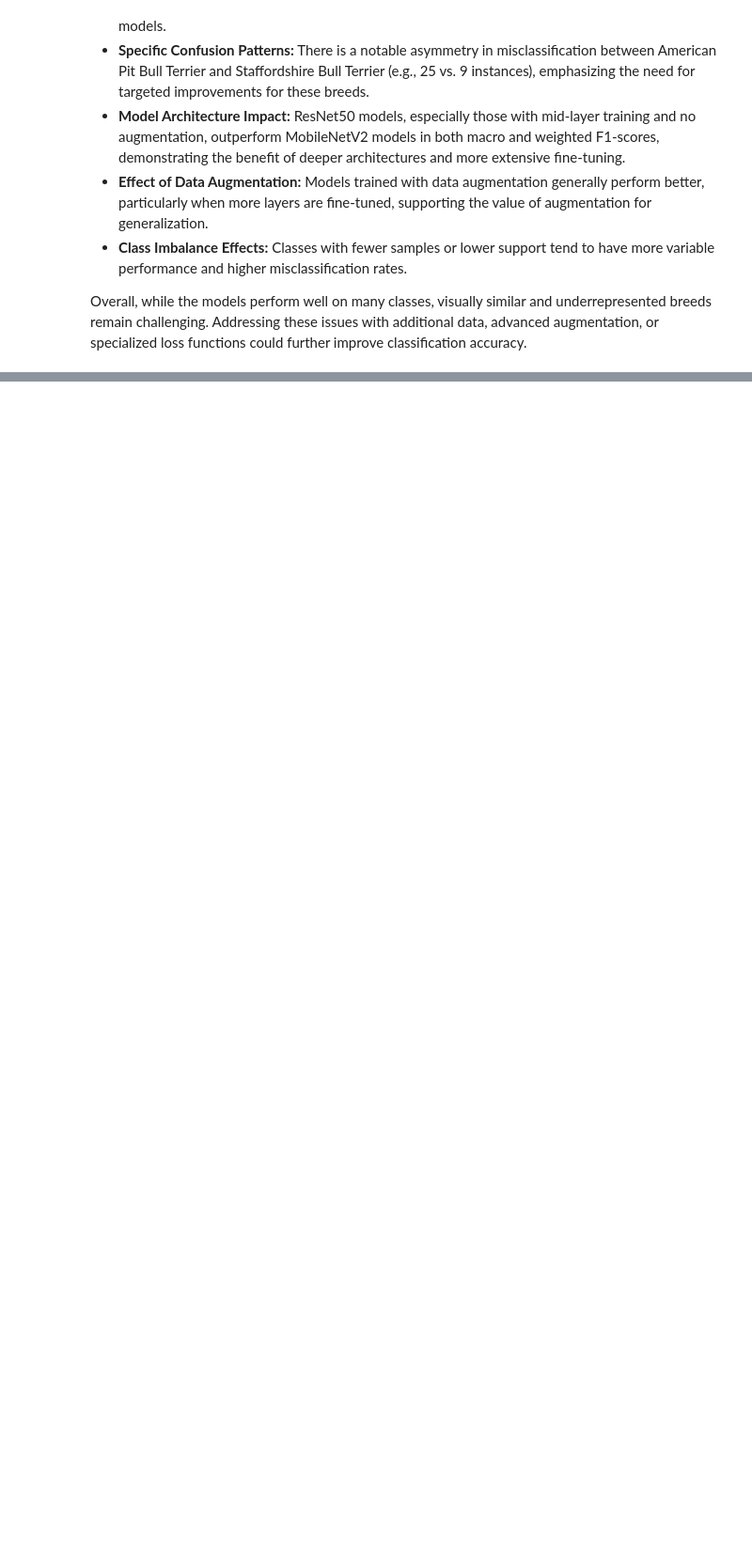
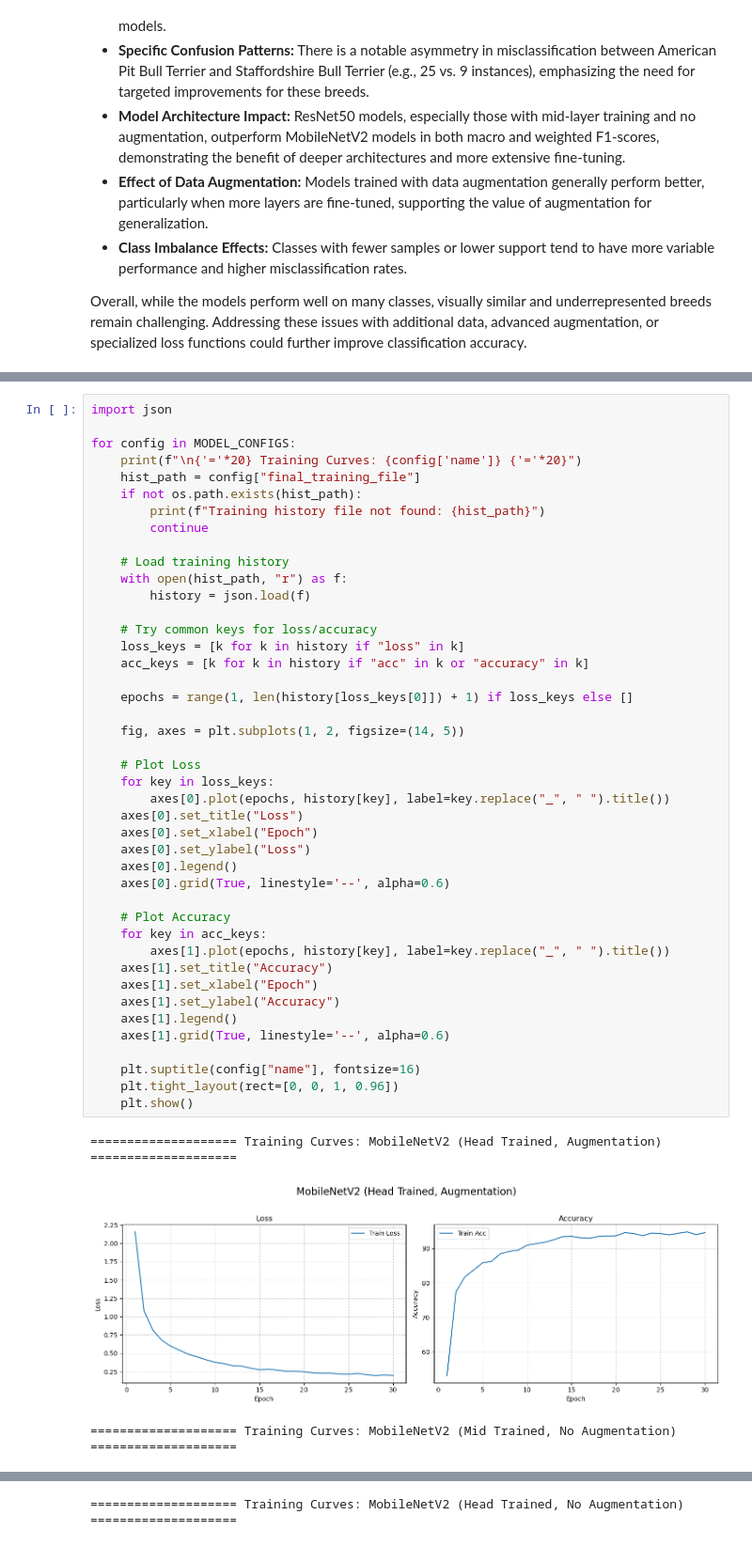
Before and after one commit to Julianm56/MATH392_Final_Project, a Jupyter notebook: notebooks/result_analysis.ipynb, the cells around one changed output, grey strips where cells are left out. Shown at 94% size. Saved outputs shown, nothing was run; the diff lists cells and outputs as text; blank space fills up the shorter version.

```diff
--- a/notebooks/result_analysis.ipynb
+++ b/notebooks/result_analysis.ipynb
@@ -390,0 +403,47 @@ Overall, while the models perform well on many classes, visually similar and und
+# %%
+import json
+
+for config in MODEL_CONFIGS:
+    print(f"\n{'='*20} Training Curves: {config['name']} {'='*20}")
+    hist_path = config["final_training_file"]
+    if not os.path.exists(hist_path):
+        print(f"Training history file not found: {hist_path}")
+        continue
+
+    # Load training history
+    with open(hist_path, "r") as f:
+        history = json.load(f)
+
+    # Try common keys for loss/accuracy
+    loss_keys = [k for k in history if "loss" in k]
+    acc_keys = [k for k in history if "acc" in k or "accuracy" in k]
+
+    epochs = range(1, len(history[loss_keys[0]]) + 1) if loss_keys else []
+
+    fig, axes = plt.subplots(1, 2, figsize=(14, 5))
+
+    # Plot Loss
+    for key in loss_keys:
+        axes[0].plot(epochs, history[key], label=key.replace("_", " ").title())
+    axes[0].set_title("Loss")
+    axes[0].set_xlabel("Epoch")
+    axes[0].set_ylabel("Loss")
+    axes[0].legend()
+    axes[0].grid(True, linestyle='--', alpha=0.6)
+
+    # Plot Accuracy
+    for key in acc_keys:
+        axes[1].plot(epochs, history[key], label=key.replace("_", " ").title())
+    axes[1].set_title("Accuracy")
+    axes[1].set_xlabel("Epoch")
+    axes[1].set_ylabel("Accuracy")
+    axes[1].legend()
+    axes[1].grid(True, linestyle='--', alpha=0.6)
+
+    plt.suptitle(config["name"], fontsize=16)
+    plt.tight_layout(rect=[0, 0, 1, 0.96])
+    plt.show()
+# %% [output]
+==================== Training Curves: MobileNetV2 (Head Trained, Augmentation) ====================
+[figure, added]
+==================== Training Curves: MobileNetV2 (Mid Trained, No Augmentation) ====================
@@ -390,0 +451 @@ Overall, while the models perform well on many classes, visually similar and und
+==================== Training Curves: MobileNetV2 (Head Trained, No Augmentation) ====================
```
Also changed, not shown: parts of 9 cells of this notebook.
